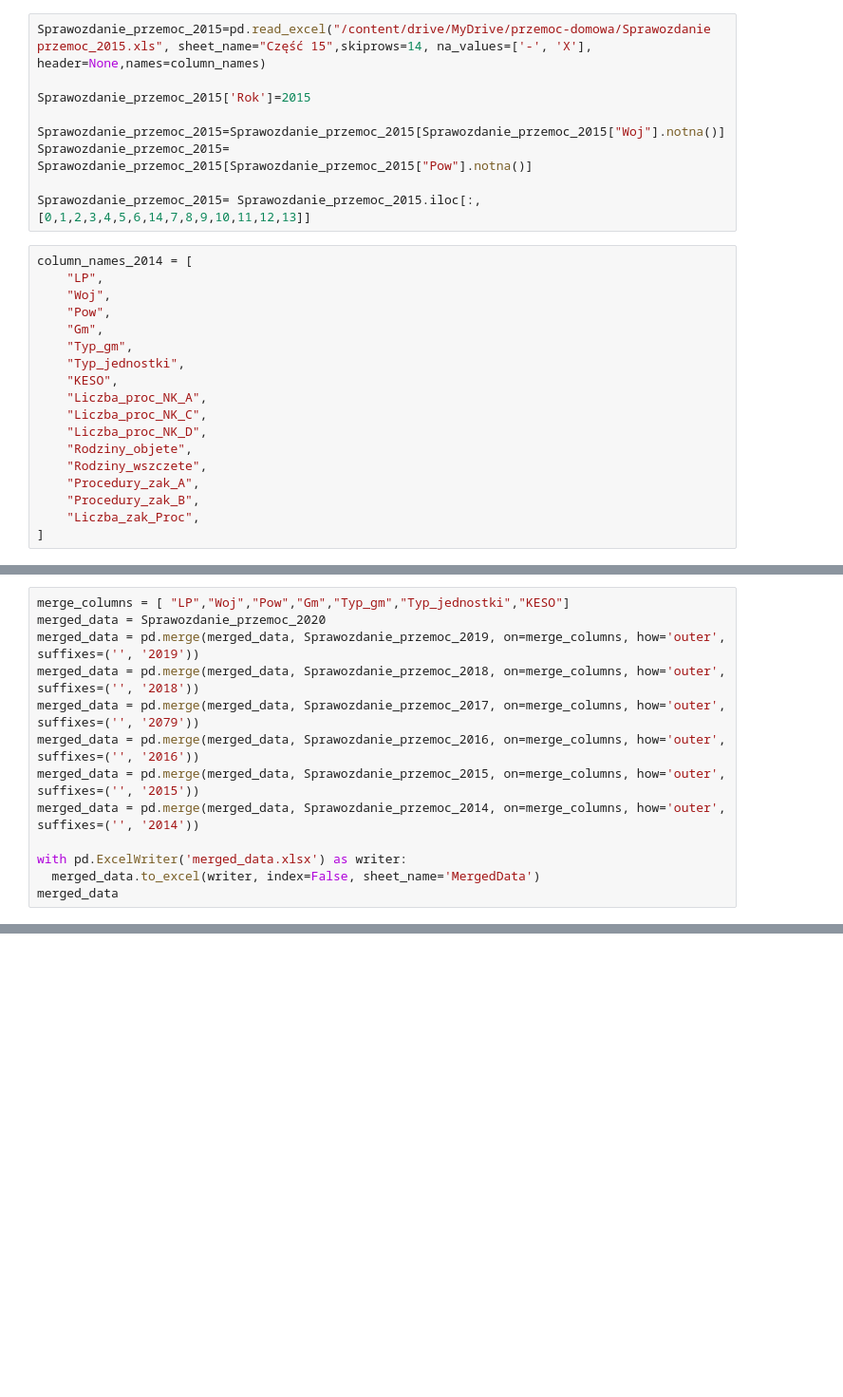
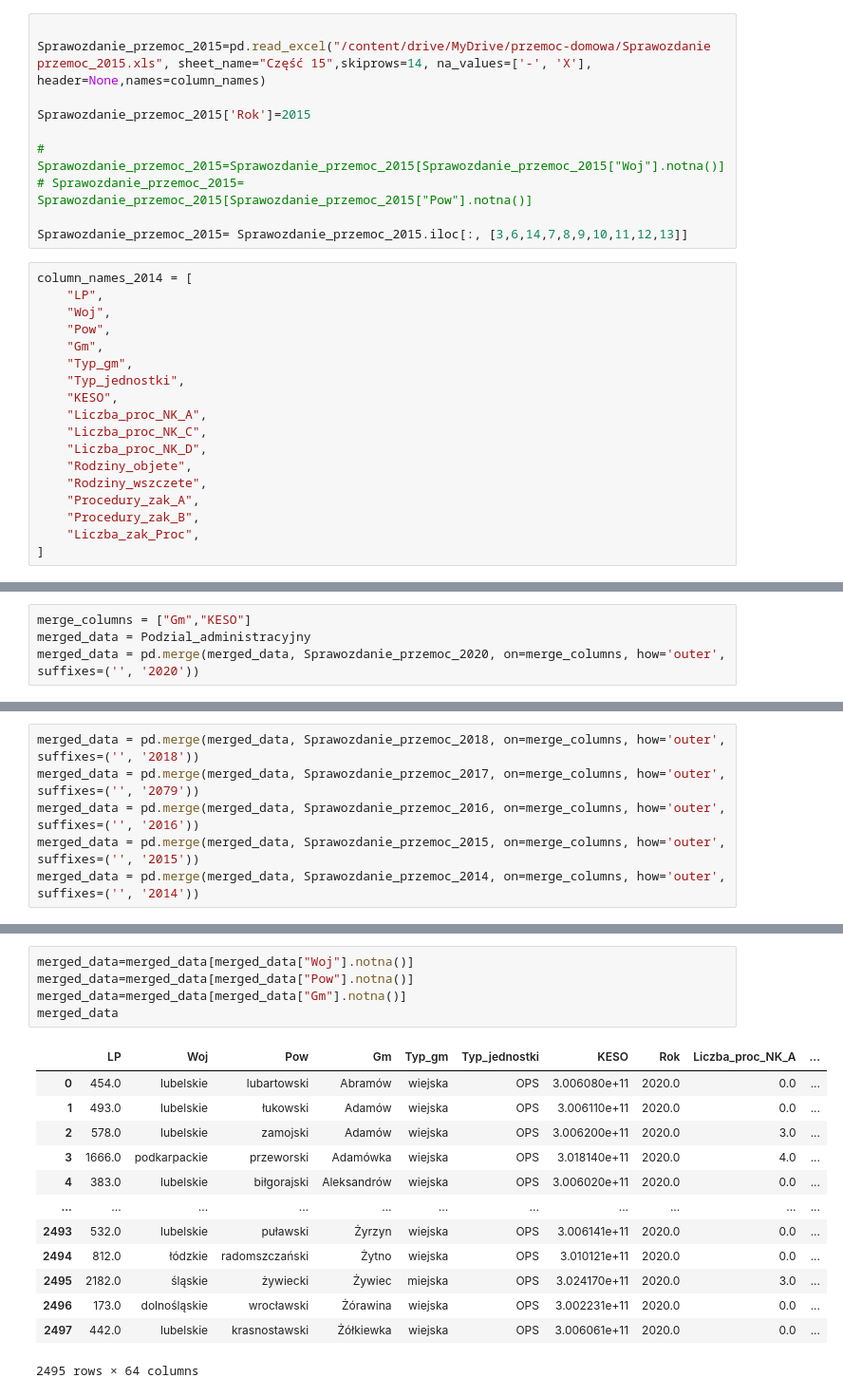
Before and after one commit to Francho03/Praca-licencjacka, a Jupyter notebook: Niebieska_karta2020_2014.ipynb, the cells around one changed output, grey strips where cells are left out. Shown: that part at 95% size. Drawn from its saved outputs; the diff is of its cells as text; blank space fills up the shorter version.

```diff
--- a/Niebieska_karta2020_2014.ipynb
+++ b/Niebieska_karta2020_2014.ipynb
@@ -157,12 +181,13 @@ Sprawozdanie_przemoc_2016= Sprawozdanie_przemoc_2016.iloc[:, [0,1,2,3,4,5,6,14,7
 # %%
+
 Sprawozdanie_przemoc_2015=pd.read_excel("/content/drive/MyDrive/przemoc-domowa/Sprawozdanie przemoc_2015.xls", sheet_name="Część 15",skiprows=14, na_values=['-', 'X'], header=None,names=column_names)
 
 Sprawozdanie_przemoc_2015['Rok']=2015
 
-Sprawozdanie_przemoc_2015=Sprawozdanie_przemoc_2015[Sprawozdanie_przemoc_2015["Woj"].notna()]
-Sprawozdanie_przemoc_2015= Sprawozdanie_przemoc_2015[Sprawozdanie_przemoc_2015["Pow"].notna()]
+# Sprawozdanie_przemoc_2015=Sprawozdanie_przemoc_2015[Sprawozdanie_przemoc_2015["Woj"].notna()]
+# Sprawozdanie_przemoc_2015= Sprawozdanie_przemoc_2015[Sprawozdanie_przemoc_2015["Pow"].notna()]
 
-Sprawozdanie_przemoc_2015= Sprawozdanie_przemoc_2015.iloc[:, [0,1,2,3,4,5,6,14,7,8,9,10,11,12,13]]
+Sprawozdanie_przemoc_2015= Sprawozdanie_przemoc_2015.iloc[:, [3,6,14,7,8,9,10,11,12,13]]
 # %%
 column_names_2014 = [
     "LP",
@@ -208,0 +240,4 @@ Sprawozdanie_przemoc_2014
+# %%
+merge_columns = ["Gm","KESO"]
+merged_data = Podzial_administracyjny
+merged_data = pd.merge(merged_data, Sprawozdanie_przemoc_2020, on=merge_columns, how='outer', suffixes=('', '2020'))
@@ -209,13 +246,6 @@ Sprawozdanie_przemoc_2014
 # %%
-merge_columns = [ "LP","Woj","Pow","Gm","Typ_gm","Typ_jednostki","KESO"]
-merged_data = Sprawozdanie_przemoc_2020
-merged_data = pd.merge(merged_data, Sprawozdanie_przemoc_2019, on=merge_columns, how='outer', suffixes=('', '2019'))
 merged_data = pd.merge(merged_data, Sprawozdanie_przemoc_2018, on=merge_columns, how='outer', suffixes=('', '2018'))
 merged_data = pd.merge(merged_data, Sprawozdanie_przemoc_2017, on=merge_columns, how='outer', suffixes=('', '2079'))
 merged_data = pd.merge(merged_data, Sprawozdanie_przemoc_2016, on=merge_columns, how='outer', suffixes=('', '2016'))
 merged_data = pd.merge(merged_data, Sprawozdanie_przemoc_2015, on=merge_columns, how='outer', suffixes=('', '2015'))
 merged_data = pd.merge(merged_data, Sprawozdanie_przemoc_2014, on=merge_columns, how='outer', suffixes=('', '2014'))
-
-with pd.ExcelWriter('merged_data.xlsx') as writer:
-  merged_data.to_excel(writer, index=False, sheet_name='MergedData')
-merged_data
@@ -235,0 +268,19 @@ merged_data
+# %%
+merged_data=merged_data[merged_data["Woj"].notna()]
+merged_data=merged_data[merged_data["Pow"].notna()]
+merged_data=merged_data[merged_data["Gm"].notna()]
+merged_data
+# %% [output]
+|  | LP | Woj | Pow | Gm | Typ_gm | Typ_jednostki | KESO | Rok | Liczba_proc_NK_A | ... |
+| 0 | 454.0 | lubelskie | lubartowski | Abramów | wiejska | OPS | 3.006080e+11 | 2020.0 | 0.0 | ... |
+| 1 | 493.0 | lubelskie | łukowski | Adamów | wiejska | OPS | 3.006110e+11 | 2020.0 | 0.0 | ... |
+| 2 | 578.0 | lubelskie | zamojski | Adamów | wiejska | OPS | 3.006200e+11 | 2020.0 | 3.0 | ... |
+| 3 | 1666.0 | podkarpackie | przeworski | Adamówka | wiejska | OPS | 3.018140e+11 | 2020.0 | 4.0 | ... |
+| 4 | 383.0 | lubelskie | biłgorajski | Aleksandrów | wiejska | OPS | 3.006020e+11 | 2020.0 | 0.0 | ... |
+| ... | ... | ... | ... | ... | ... | ... | ... | ... | ... | ... |
+| 2493 | 532.0 | lubelskie | puławski | Żyrzyn | wiejska | OPS | 3.006141e+11 | 2020.0 | 0.0 | ... |
+| 2494 | 812.0 | łódzkie | radomszczański | Żytno | wiejska | OPS | 3.010121e+11 | 2020.0 | 0.0 | ... |
+| 2495 | 2182.0 | śląskie | żywiecki | Żywiec | miejska | OPS | 3.024170e+11 | 2020.0 | 3.0 | ... |
+| 2496 | 173.0 | dolnośląskie | wrocławski | Żórawina | wiejska | OPS | 3.002231e+11 | 2020.0 | 0.0 | ... |
+| 2497 | 442.0 | lubelskie | krasnostawski | Żółkiewka | wiejska | OPS | 3.006061e+11 | 2020.0 | 0.0 | ... |
+2495 rows × 64 columns
```
Also changed, not shown: parts of 17 cells of this notebook.
